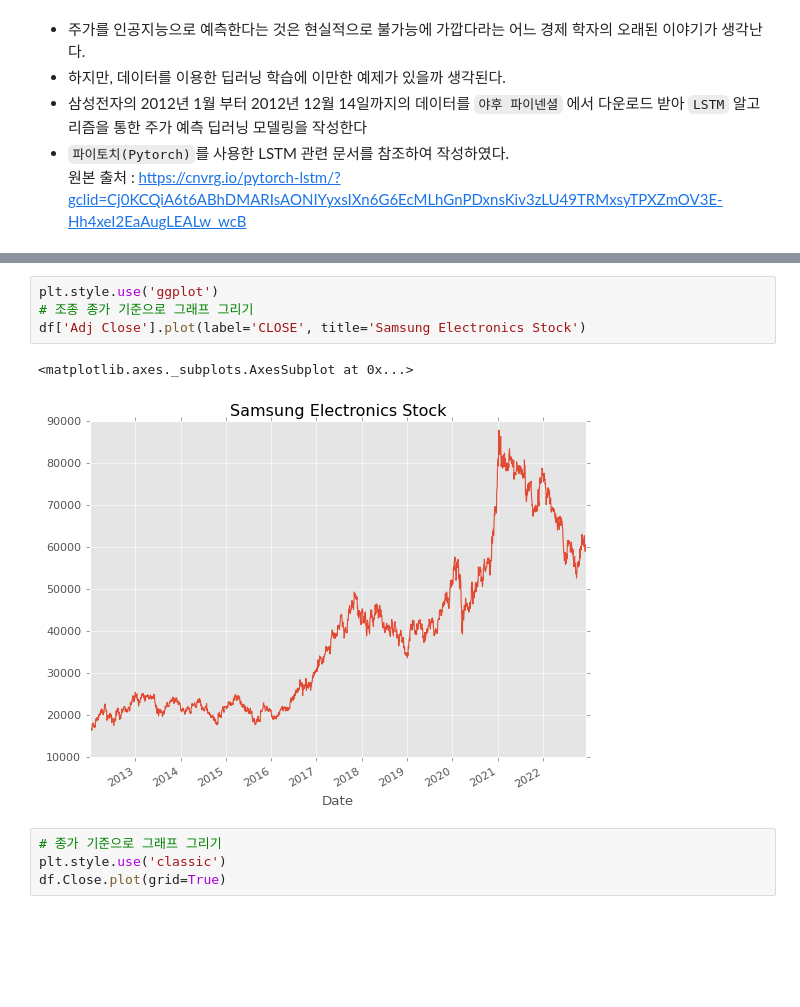
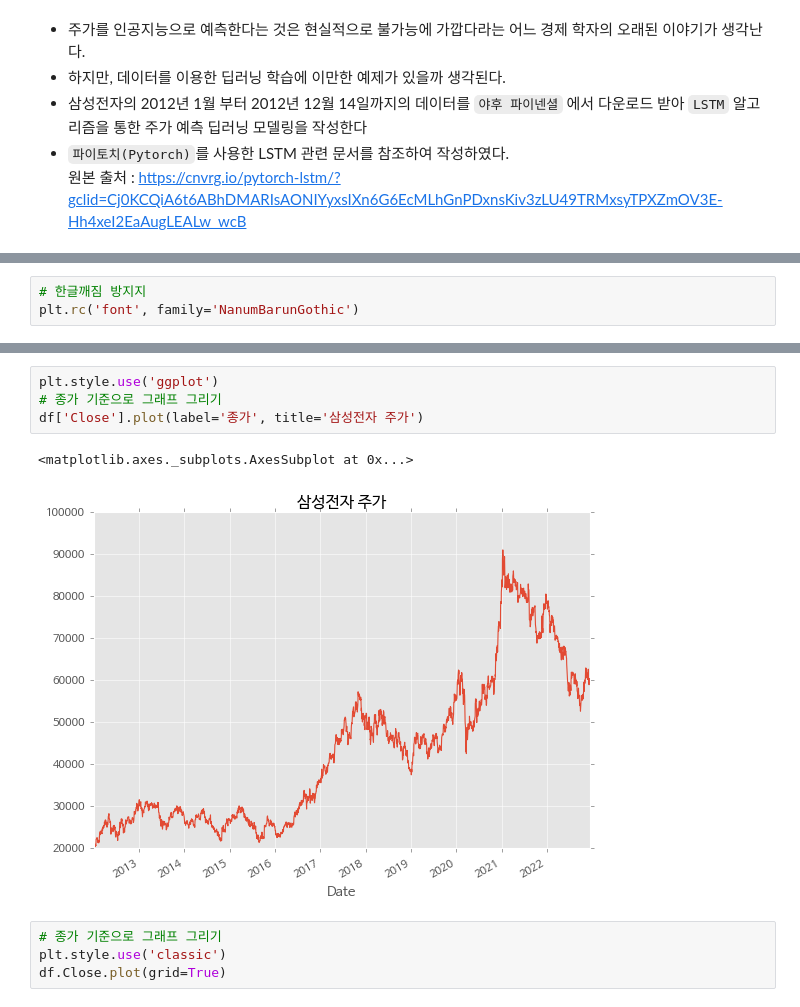
Before and after one commit to callor/Callor-DeepLearning-2022, a Jupyter notebook: 삼성전자주가예측.ipynb, the cells around one changed output, grey strips where cells are left out. Cells and saved outputs as stored; diff of their text form; blank space fills up the shorter version.

```diff
--- a/삼성전자주가예측.ipynb
+++ b/삼성전자주가예측.ipynb
@@ -24,6 +48,9 @@ from torch.autograd import Variable
 
 import torch.optim as optim
 from torch.utils.data import Dataset, DataLoader
+# %%
+# 한글깨짐 방지지
+plt.rc('font', family='NanumBarunGothic')
 # %%
 start = (2012, 1, 1)  # 2012년 01년 01월 ~
 start = datetime.datetime(*start)
@@ -84,11 +118,11 @@ df.tail(5)
 | 2022-12-14 | 59800 | 60600 | 59800 | 60300 | 60300.0 | 4443728 |
 # %%
 plt.style.use('ggplot')
-# 조종 종가 기준으로 그래프 그리기
-df['Adj Close'].plot(label='CLOSE', title='Samsung Electronics Stock')
+# 종가 기준으로 그래프 그리기
+df['Close'].plot(label='종가', title='삼성전자 주가')
 # %% [output]
 <matplotlib.axes._subplots.AxesSubplot at 0x...>
-[figure, old version]
+[figure, new version]
 # %%
 # 종가 기준으로 그래프 그리기
 plt.style.use('classic')
```
Also changed, not shown: parts of 18 cells of this notebook.
